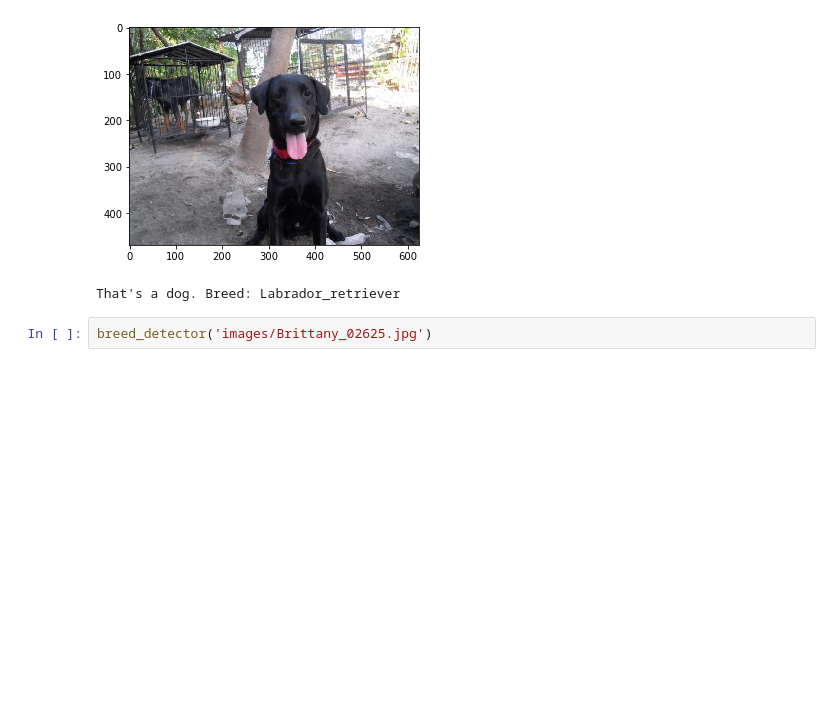
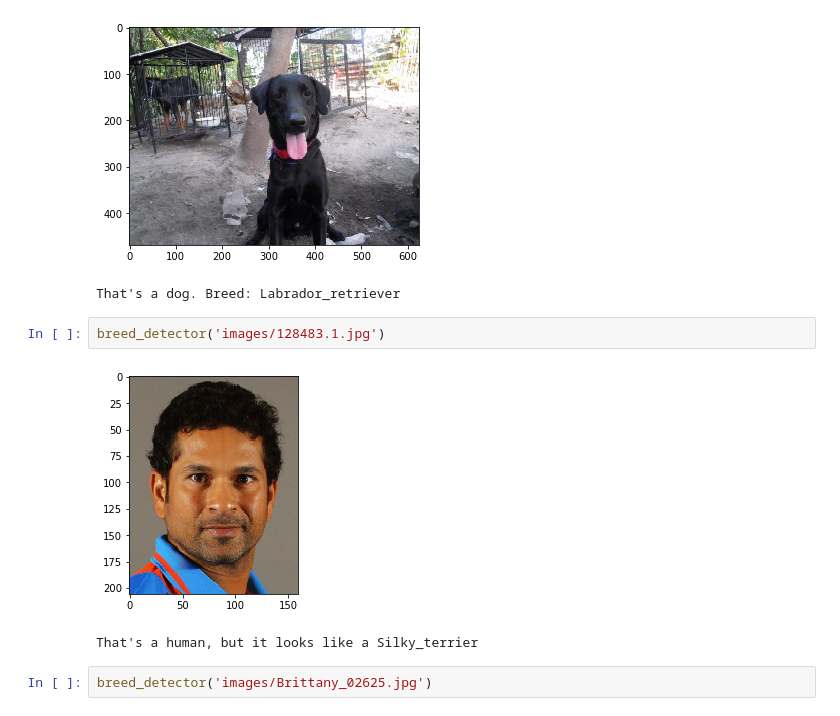
Before and after one commit to mnarasimhan02/MachineLearning, a Jupyter notebook: dog-project/dog_app.ipynb, the cells around one changed output. Cells and saved outputs as stored; diff of their text form; blank space fills up the shorter version.

```diff
--- a/dog-project/dog_app.ipynb
+++ b/dog-project/dog_app.ipynb
@@ -787,6 +796,11 @@ breed_detector('images/Labrador_retriever_06449.jpg')
 # %% [output]
 [figure]
 That's a dog. Breed: Labrador_retriever
+# %%
+breed_detector('images/128483.1.jpg')
+# %% [output]
+[figure, added]
+That's a human, but it looks like a Silky_terrier
 # %%
 breed_detector('images/Brittany_02625.jpg')
 # %% [output]
```
Also changed, not shown: parts of 2 cells of this notebook, 2 other files.
